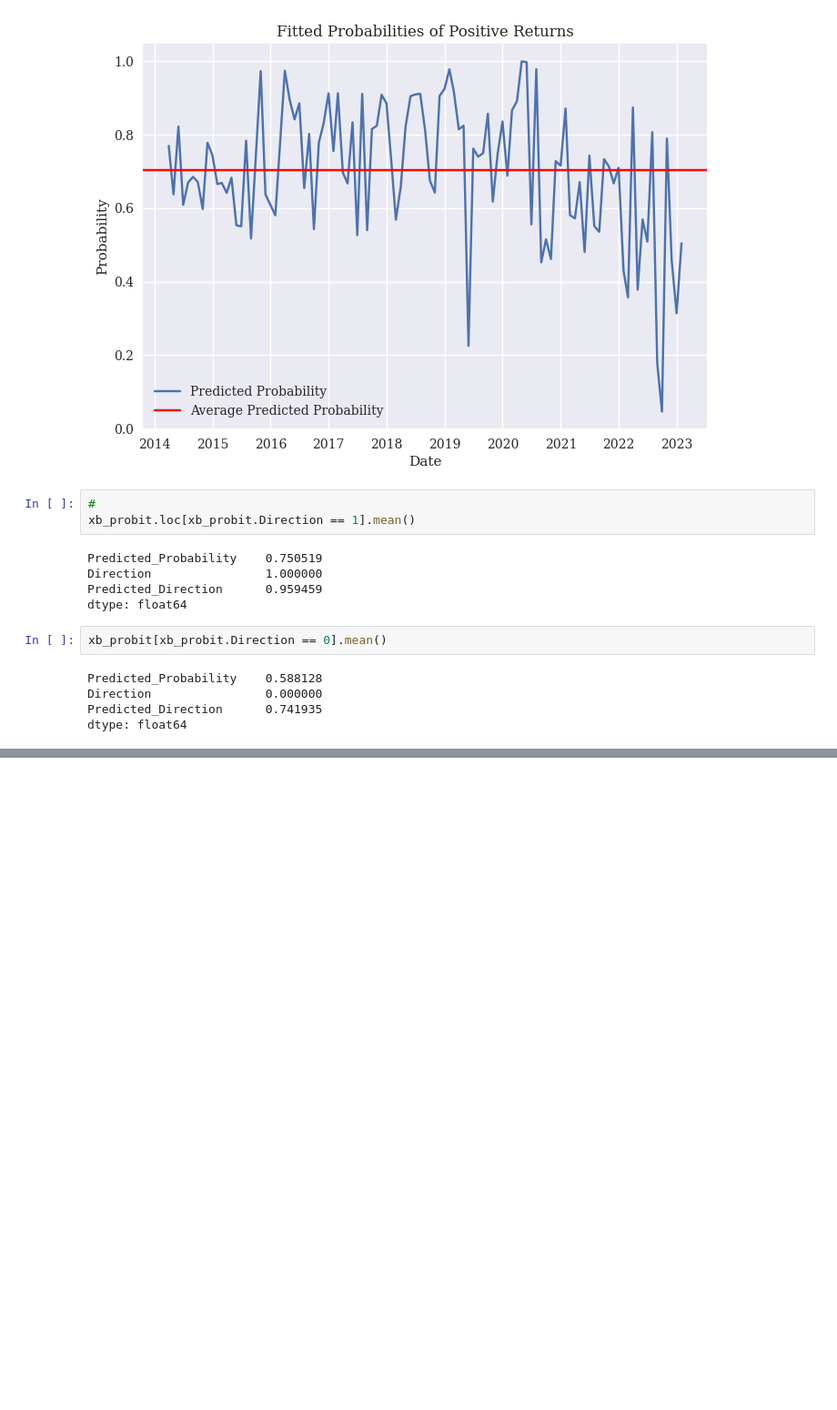
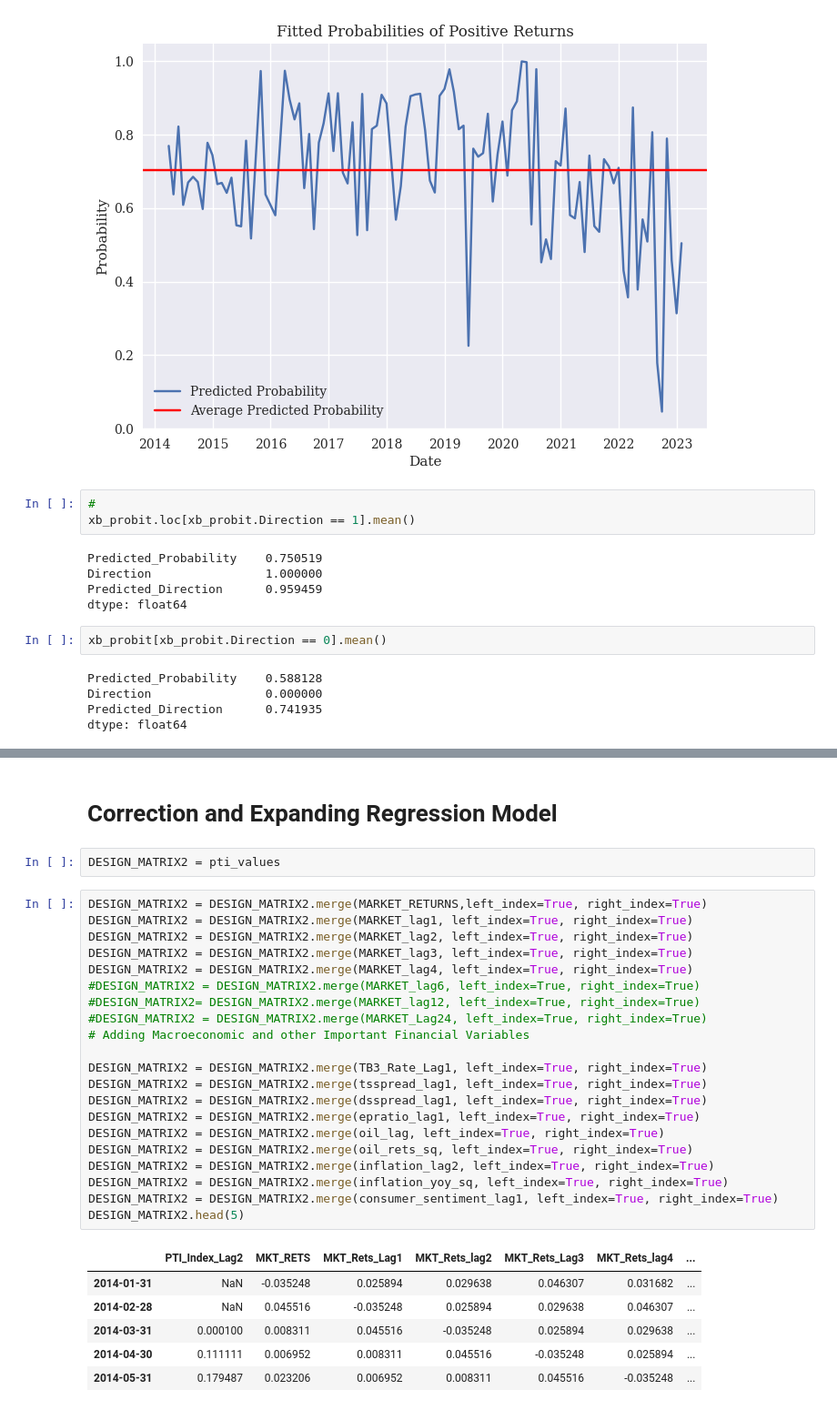
Before and after one commit to dcstein22/economics, a Jupyter notebook: Stein_QTS_Project.ipynb, the cells around one changed output, grey strips where cells are left out. Shown: that part at 91% size. Saved outputs shown, nothing was run; the diff lists cells and outputs as text; blank space fills up the shorter version.

```diff
--- a/Stein_QTS_Project.ipynb
+++ b/Stein_QTS_Project.ipynb
@@ -739,0 +1042,32 @@ dtype: float64
+# %% [markdown]
+# Correction and Expanding Regression Model
+# %%
+DESIGN_MATRIX2 = pti_values
+# %%
+DESIGN_MATRIX2 = DESIGN_MATRIX2.merge(MARKET_RETURNS,left_index=True, right_index=True)
+DESIGN_MATRIX2 = DESIGN_MATRIX2.merge(MARKET_lag1, left_index=True, right_index=True)
+DESIGN_MATRIX2 = DESIGN_MATRIX2.merge(MARKET_lag2, left_index=True, right_index=True)
+DESIGN_MATRIX2 = DESIGN_MATRIX2.merge(MARKET_lag3, left_index=True, right_index=True)
+DESIGN_MATRIX2 = DESIGN_MATRIX2.merge(MARKET_lag4, left_index=True, right_index=True)
+#DESIGN_MATRIX2 = DESIGN_MATRIX2.merge(MARKET_lag6, left_index=True, right_index=True)
+#DESIGN_MATRIX2= DESIGN_MATRIX2.merge(MARKET_lag12, left_index=True, right_index=True)
+#DESIGN_MATRIX2 = DESIGN_MATRIX2.merge(MARKET_Lag24, left_index=True, right_index=True)
+# Adding Macroeconomic and other Important Financial Variables
+
+DESIGN_MATRIX2 = DESIGN_MATRIX2.merge(TB3_Rate_Lag1, left_index=True, right_index=True)
+DESIGN_MATRIX2 = DESIGN_MATRIX2.merge(tsspread_lag1, left_index=True, right_index=True)
+DESIGN_MATRIX2 = DESIGN_MATRIX2.merge(dsspread_lag1, left_index=True, right_index=True)
+DESIGN_MATRIX2 = DESIGN_MATRIX2.merge(epratio_lag1, left_index=True, right_index=True)
+DESIGN_MATRIX2 = DESIGN_MATRIX2.merge(oil_lag, left_index=True, right_index=True)
+DESIGN_MATRIX2 = DESIGN_MATRIX2.merge(oil_rets_sq, left_index=True, right_index=True)
+DESIGN_MATRIX2 = DESIGN_MATRIX2.merge(inflation_lag2, left_index=True, right_index=True)
+DESIGN_MATRIX2 = DESIGN_MATRIX2.merge(inflation_yoy_sq, left_index=True, right_index=True)
+DESIGN_MATRIX2 = DESIGN_MATRIX2.merge(consumer_sentiment_lag1, left_index=True, right_index=True)
+DESIGN_MATRIX2.head(5)
+# %% [output]
+|  | PTI_Index_Lag2 | MKT_RETS | MKT_Rets_Lag1 | MKT_Rets_lag2 | MKT_Rets_Lag3 | MKT_Rets_lag4 | ... |
+| 2014-01-31 | NaN | -0.035248 | 0.025894 | 0.029638 | 0.046307 | 0.031682 | ... |
+| 2014-02-28 | NaN | 0.045516 | -0.035248 | 0.025894 | 0.029638 | 0.046307 | ... |
+| 2014-03-31 | 0.000100 | 0.008311 | 0.045516 | -0.035248 | 0.025894 | 0.029638 | ... |
+| 2014-04-30 | 0.111111 | 0.006952 | 0.008311 | 0.045516 | -0.035248 | 0.025894 | ... |
+| 2014-05-31 | 0.179487 | 0.023206 | 0.006952 | 0.008311 | 0.045516 | -0.035248 | ... |
```
Also changed, not shown: parts of 51 cells of this notebook, 1 other file.
